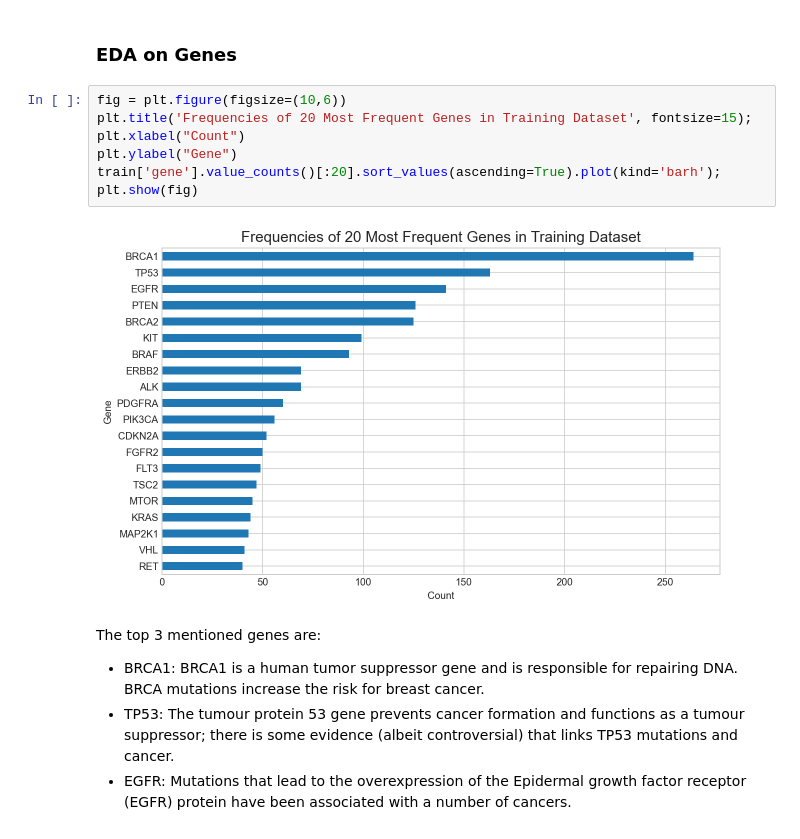
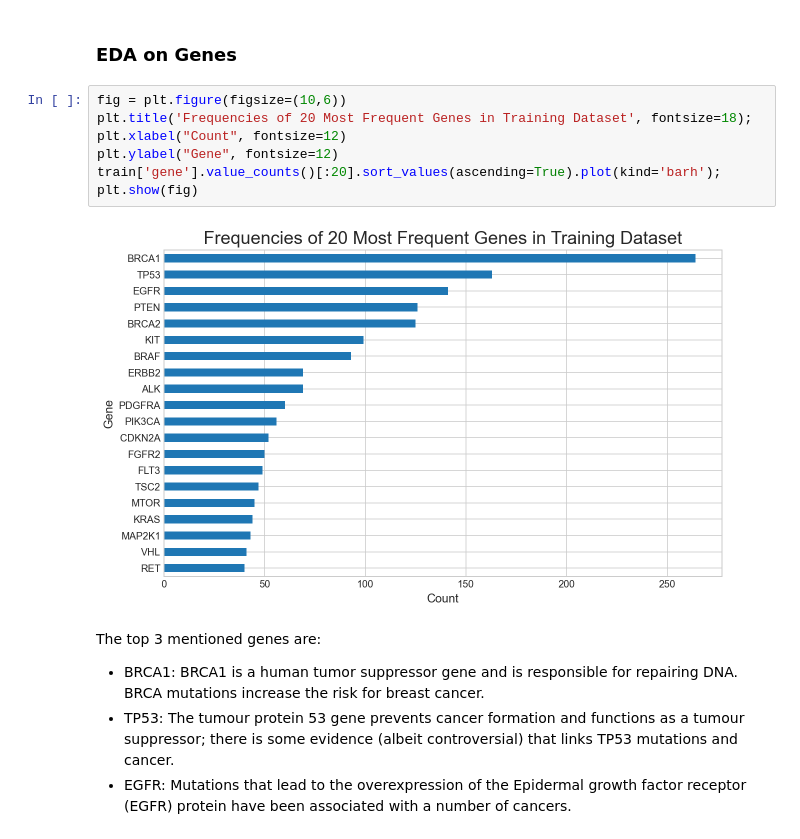
Before and after one commit to yuchye/Capstone, a Jupyter notebook: code/01_Data_Cleaning_and_EDA.ipynb, the cells around one changed output. Cells and saved outputs as stored; diff of their text form.

```diff
--- a/code/01_Data_Cleaning_and_EDA.ipynb
+++ b/code/01_Data_Cleaning_and_EDA.ipynb
@@ -348,13 +349,13 @@ We observe above that the medians (i.e. horizontal line within each box), 25th a
 ### EDA on Genes
 # %%
 fig = plt.figure(figsize=(10,6))
-plt.title('Frequencies of 20 Most Frequent Genes in Training Dataset', fontsize=15);
-plt.xlabel("Count")
-plt.ylabel("Gene")
+plt.title('Frequencies of 20 Most Frequent Genes in Training Dataset', fontsize=18);
+plt.xlabel("Count", fontsize=12)
+plt.ylabel("Gene", fontsize=12)
 train['gene'].value_counts()[:20].sort_values(ascending=True).plot(kind='barh');
 plt.show(fig)
 # %% [output]
-[figure, old version]
+[figure, new version]
 # %% [markdown]
 The top 3 mentioned genes are:
 - BRCA1: BRCA1 is a human tumor suppressor gene and is responsible for repairing DNA. BRCA mutations increase the risk for breast cancer.
```
Also changed, not shown: parts of 5 cells of this notebook, 2 other files.
